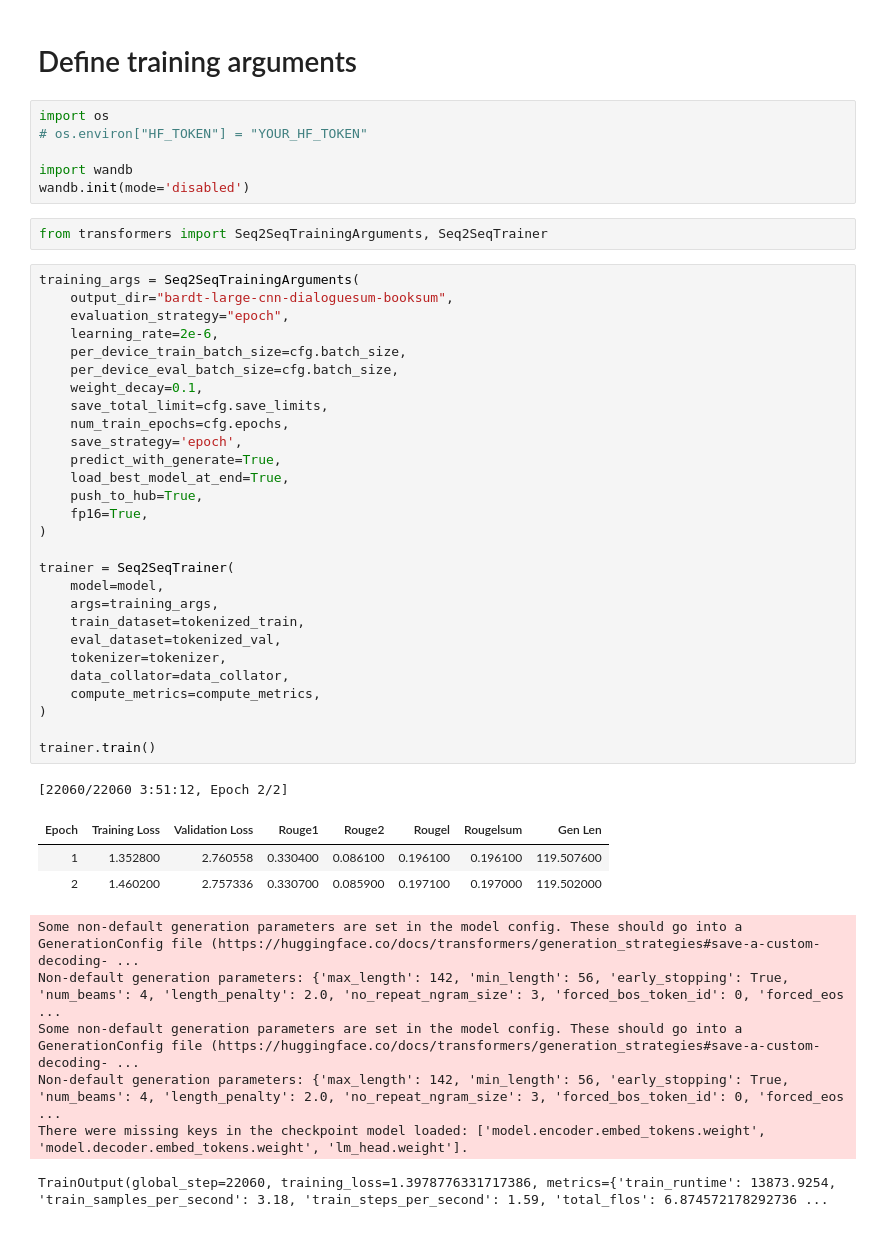
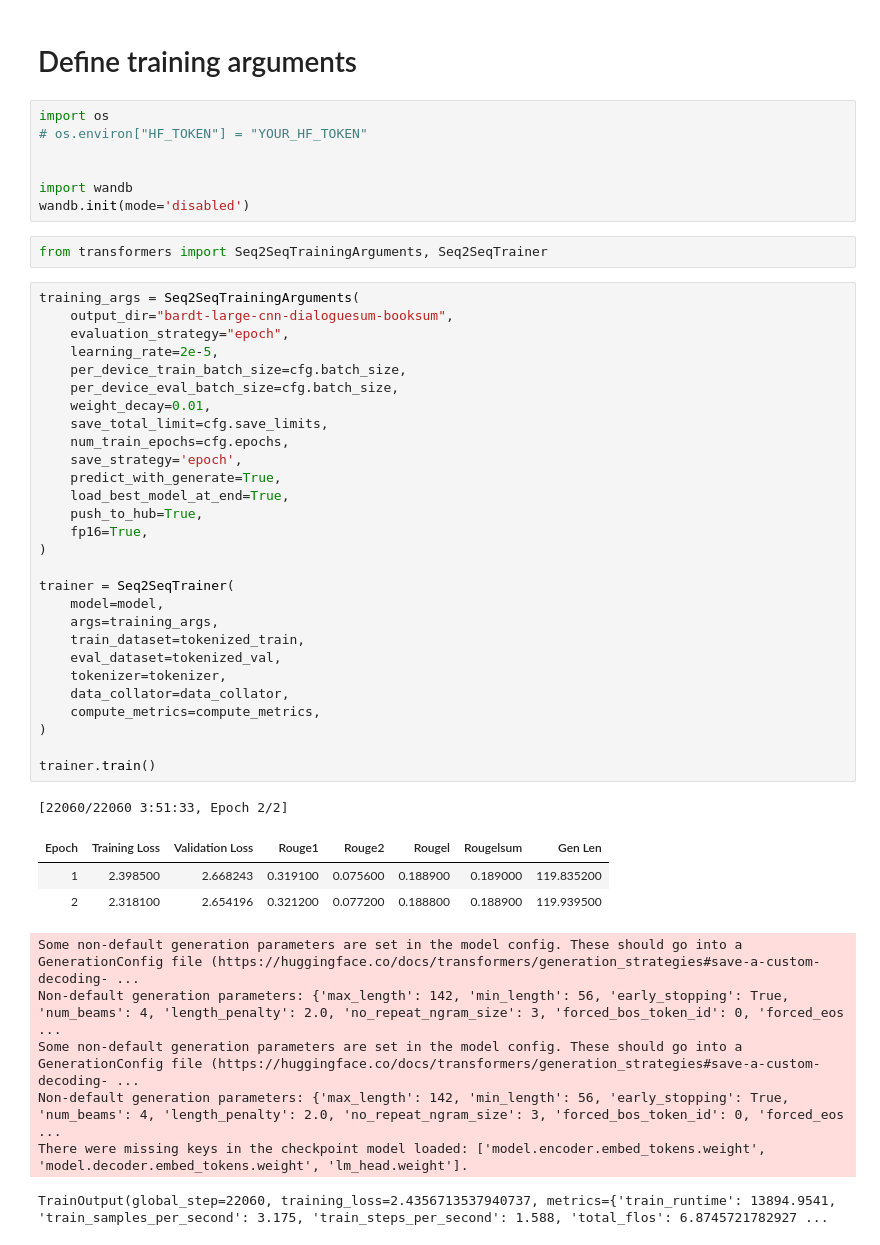
Before and after one commit to goin2crazy/bard-cnn-large-finetuning, a Jupyter notebook: bart-large-cnn-dialoguesum-booksum-full-finetuning.ipynb, the cells around one changed output. Drawn from its saved outputs; the diff is of its cells as text.

```diff
--- a/bart-large-cnn-dialoguesum-booksum-full-finetuning.ipynb
+++ b/bart-large-cnn-dialoguesum-booksum-full-finetuning.ipynb
@@ -218,6 +220,7 @@ def compute_metrics(eval_pred):
 import os
 # os.environ["HF_TOKEN"] = "YOUR_HF_TOKEN"
 
+
 import wandb
 wandb.init(mode='disabled')
 # %%
@@ -225,39 +228,39 @@ from transformers import Seq2SeqTrainingArguments, Seq2SeqTrainer
 # %%
 training_args = Seq2SeqTrainingArguments(
     output_dir="bardt-large-cnn-dialoguesum-booksum",
     evaluation_strategy="epoch",
-    learning_rate=2e-6,
+    learning_rate=2e-5,
     per_device_train_batch_size=cfg.batch_size,
     per_device_eval_batch_size=cfg.batch_size,
-    weight_decay=0.1,
+    weight_decay=0.01,
     save_total_limit=cfg.save_limits,
     num_train_epochs=cfg.epochs,
     save_strategy='epoch',
     predict_with_generate=True,
     load_best_model_at_end=True,
     push_to_hub=True,
     fp16=True,
 )
 
 trainer = Seq2SeqTrainer(
     model=model,
     args=training_args,
     train_dataset=tokenized_train,
     eval_dataset=tokenized_val,
     tokenizer=tokenizer,
     data_collator=data_collator,
     compute_metrics=compute_metrics,
 )
 
 trainer.train()
 # %% [output]
-[22060/22060 3:51:12, Epoch 2/2]
+[22060/22060 3:51:33, Epoch 2/2]
 | Epoch | Training Loss | Validation Loss | Rouge1 | Rouge2 | Rougel | Rougelsum | Gen Len |
-| 1 | 1.352800 | 2.760558 | 0.330400 | 0.086100 | 0.196100 | 0.196100 | 119.507600 |
-| 2 | 1.460200 | 2.757336 | 0.330700 | 0.085900 | 0.197100 | 0.197000 | 119.502000 |
+| 1 | 2.398500 | 2.668243 | 0.319100 | 0.075600 | 0.188900 | 0.189000 | 119.835200 |
+| 2 | 2.318100 | 2.654196 | 0.321200 | 0.077200 | 0.188800 | 0.188900 | 119.939500 |
 Some non-default generation parameters are set in the model config. These should go into a GenerationConfig file (https://huggingface.co/docs/transformers/generation_strategies#save-a-custom-decoding- ...
 Non-default generation parameters: {'max_length': 142, 'min_length': 56, 'early_stopping': True, 'num_beams': 4, 'length_penalty': 2.0, 'no_repeat_ngram_size': 3, 'forced_bos_token_id': 0, 'forced_eos ...
 Some non-default generation parameters are set in the model config. These should go into a GenerationConfig file (https://huggingface.co/docs/transformers/generation_strategies#save-a-custom-decoding- ...
 Non-default generation parameters: {'max_length': 142, 'min_length': 56, 'early_stopping': True, 'num_beams': 4, 'length_penalty': 2.0, 'no_repeat_ngram_size': 3, 'forced_bos_token_id': 0, 'forced_eos ...
 There were missing keys in the checkpoint model loaded: ['model.encoder.embed_tokens.weight', 'model.decoder.embed_tokens.weight', 'lm_head.weight'].
-TrainOutput(global_step=22060, training_loss=1.3978776331717386, metrics={'train_runtime': 13873.9254, 'train_samples_per_second': 3.18, 'train_steps_per_second': 1.59, 'total_flos': 6.874572178292736 ...
+TrainOutput(global_step=22060, training_loss=2.4356713537940737, metrics={'train_runtime': 13894.9541, 'train_samples_per_second': 3.175, 'train_steps_per_second': 1.588, 'total_flos': 6.8745721782927 ...
```
Also changed, not shown: parts of 3 cells of this notebook.
